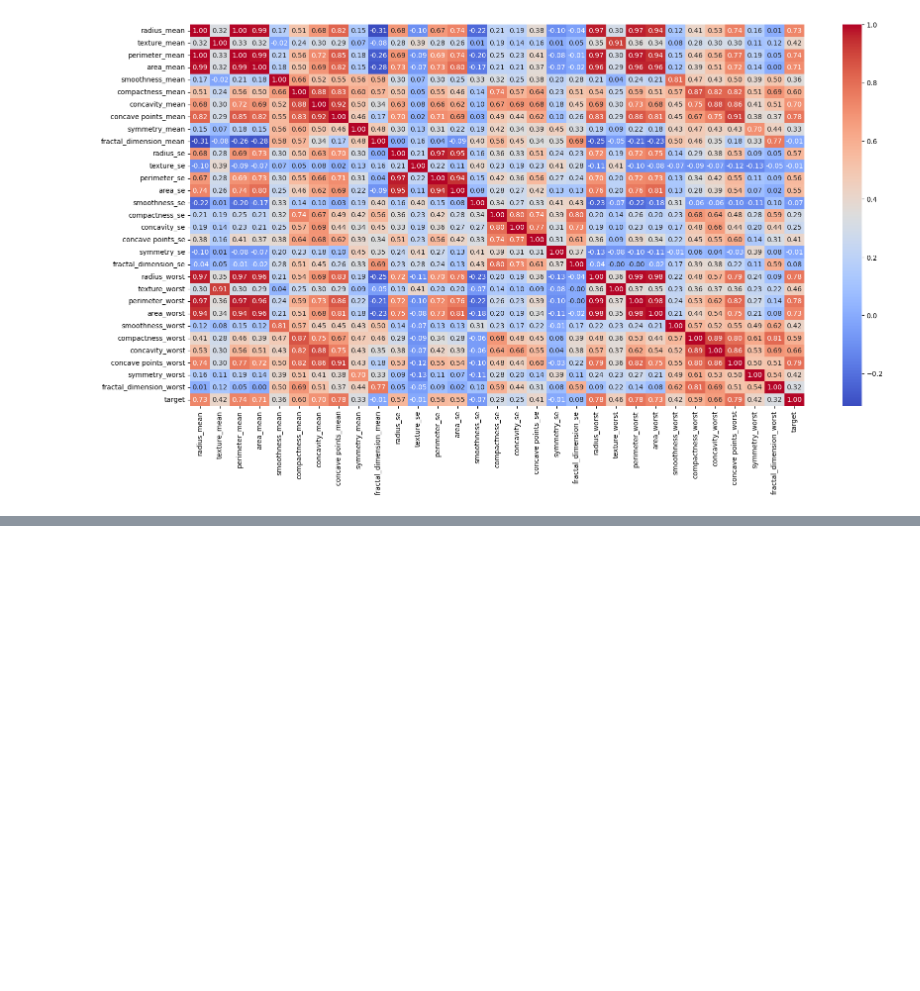
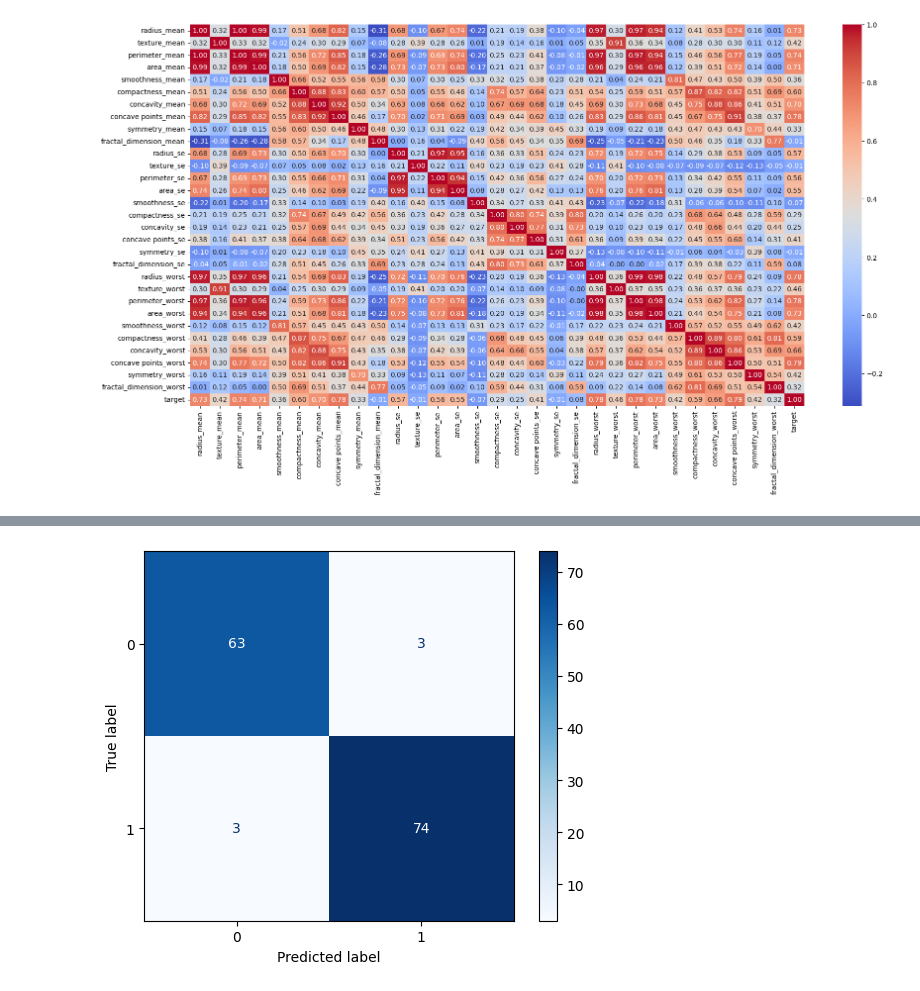
Before and after one commit to joeyyy09/Early-Detection-of-Breast-Cancer-Using-Machine-Learning, a Jupyter notebook: Early_Detection_of_Breast_Cancer_using_Machine_Learning.ipynb, the cells around one changed output, grey strips where cells are left out. Drawn from its saved outputs; the diff is of its cells as text; code cells hidden in the pictures; blank space fills up the shorter version.

```diff
--- a/Early_Detection_of_Breast_Cancer_using_Machine_Learning.ipynb
+++ b/Early_Detection_of_Breast_Cancer_using_Machine_Learning.ipynb
@@ -221,0 +333,26 @@ plt.tight_layout()
+# %%
+from sklearn.ensemble import RandomForestClassifier
+
+# Define the pipeline
+pipe_rf = Pipeline([
+    ('scaler', StandardScaler()),
+    ('rf', RandomForestClassifier(n_estimators = 10, criterion = 'entropy', max_depth = 10, random_state = 1))
+])
+
+
+# Evaluate the model using cross-validation
+rf_scores = cross_val_score(pipe_rf, X_train, y_train, cv=cv, scoring='accuracy')
+print('Average Train set accuracy:', rf_scores.mean())
+
+# Fit the pipeline on the training data
+pipe_rf.fit(X_train, y_train)
+
+# Evaluate the pipeline on the test data
+rf_test_accuracy = pipe_rf.score(X_test, y_test)
+print('Test set accuracy:', rf_test_accuracy)
+
+# Predict the class labels for the test data
+y_pred_rf = pipe_rf.predict(X_test)
+
+# Calculate and print the classification report
+print(classification_report(y_test, y_pred_rf))
@@ -221,0 +370,7 @@ plt.tight_layout()
+# %%
+disp = ConfusionMatrixDisplay.from_estimator( pipe_rf,X_test,y_test,
+                                              display_labels=pipe_rf.classes_, cmap=plt.cm.Blues)
+plt.grid(False)
+plt.show()
+# %% [output]
+[figure, added]
```
Also changed, not shown: parts of 13 cells of this notebook.
